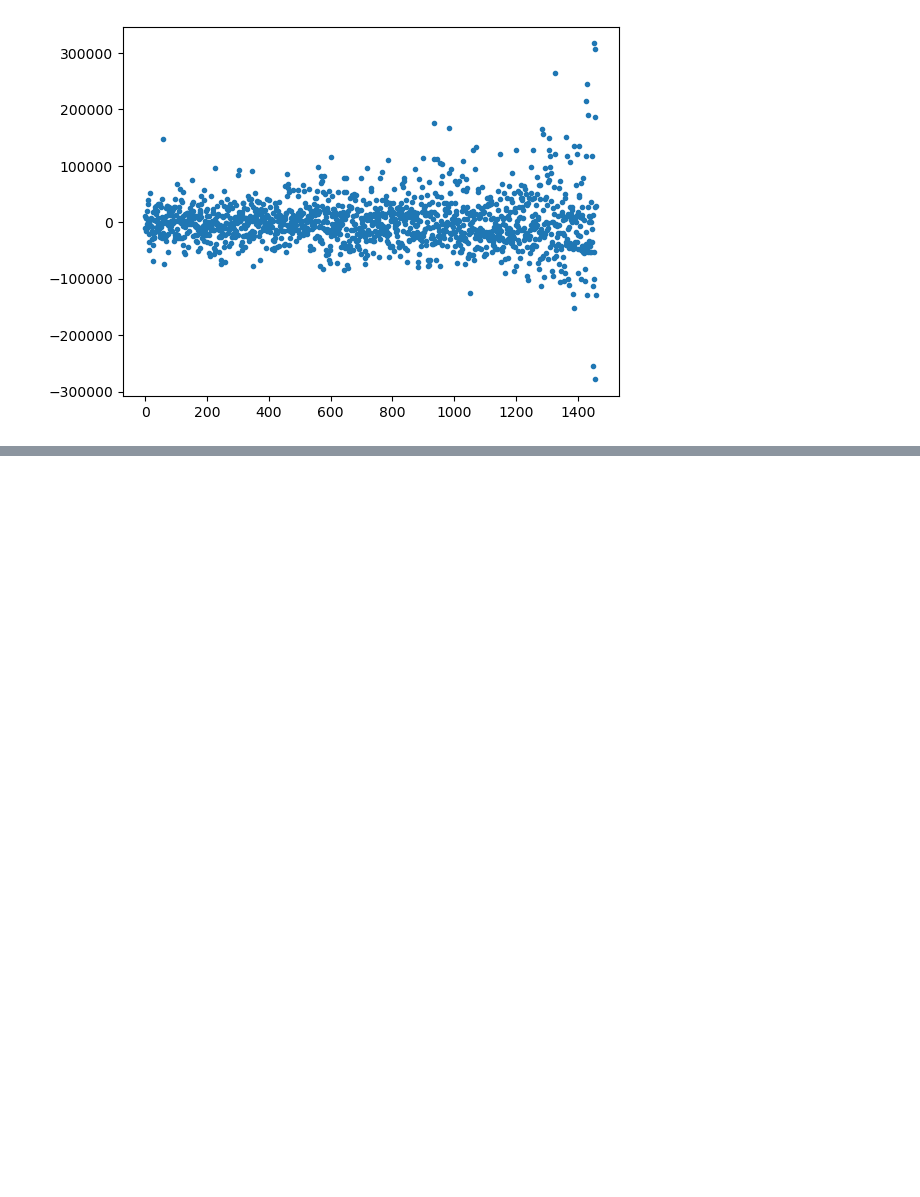
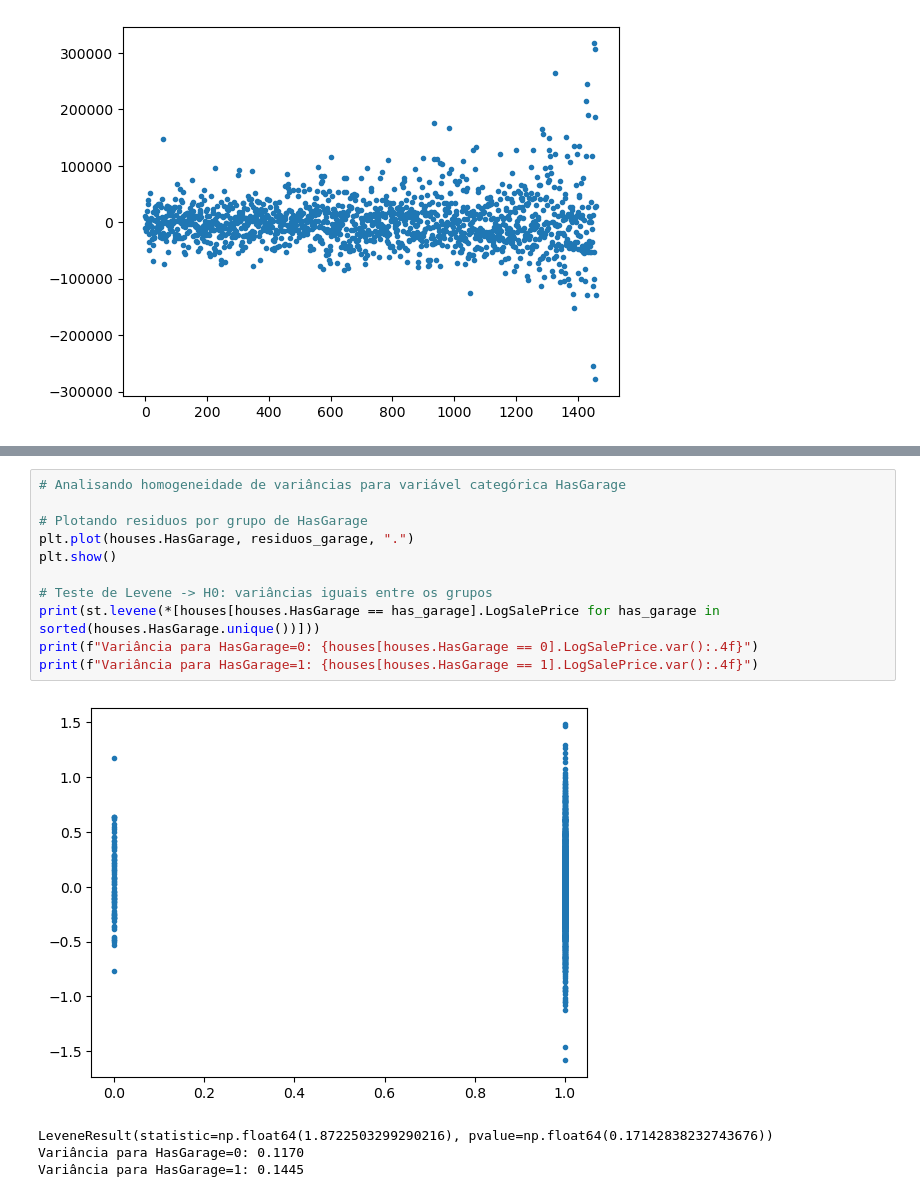
Before and after one commit to mariribeiro257/estat-exame-B, a Jupyter notebook: hypothesis_testes_2.ipynb, the cells around one changed output, grey strips where cells are left out. Drawn from its saved outputs; the diff is of its cells as text; blank space fills up the shorter version.

```diff
--- a/hypothesis_testes_2.ipynb
+++ b/hypothesis_testes_2.ipynb
@@ -137,0 +246,16 @@ OverallQual 10: Variância = 0.16277923068100297
+# %%
+# Analisando homogeneidade de variâncias para variável categórica HasGarage
+
+# Plotando residuos por grupo de HasGarage
+plt.plot(houses.HasGarage, residuos_garage, ".")
+plt.show()
+
+# Teste de Levene -> H0: variâncias iguais entre os grupos
+print(st.levene(*[houses[houses.HasGarage == has_garage].LogSalePrice for has_garage in sorted(houses.HasGarage.unique())]))
+print(f"Variância para HasGarage=0: {houses[houses.HasGarage == 0].LogSalePrice.var():.4f}")
+print(f"Variância para HasGarage=1: {houses[houses.HasGarage == 1].LogSalePrice.var():.4f}")
+# %% [output]
+[figure, added]
+LeveneResult(statistic=np.float64(1.8722503299290216), pvalue=np.float64(0.17142838232743676))
+Variância para HasGarage=0: 0.1170
+Variância para HasGarage=1: 0.1445
```
Also changed, not shown: parts of 9 cells of this notebook.
